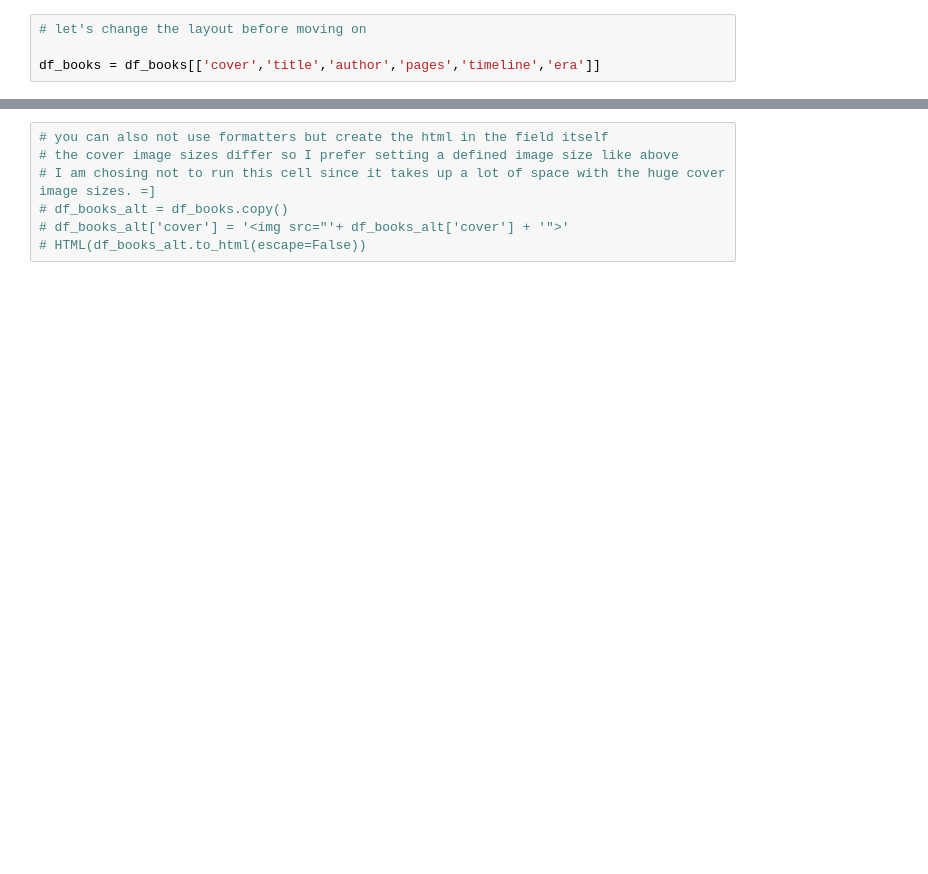
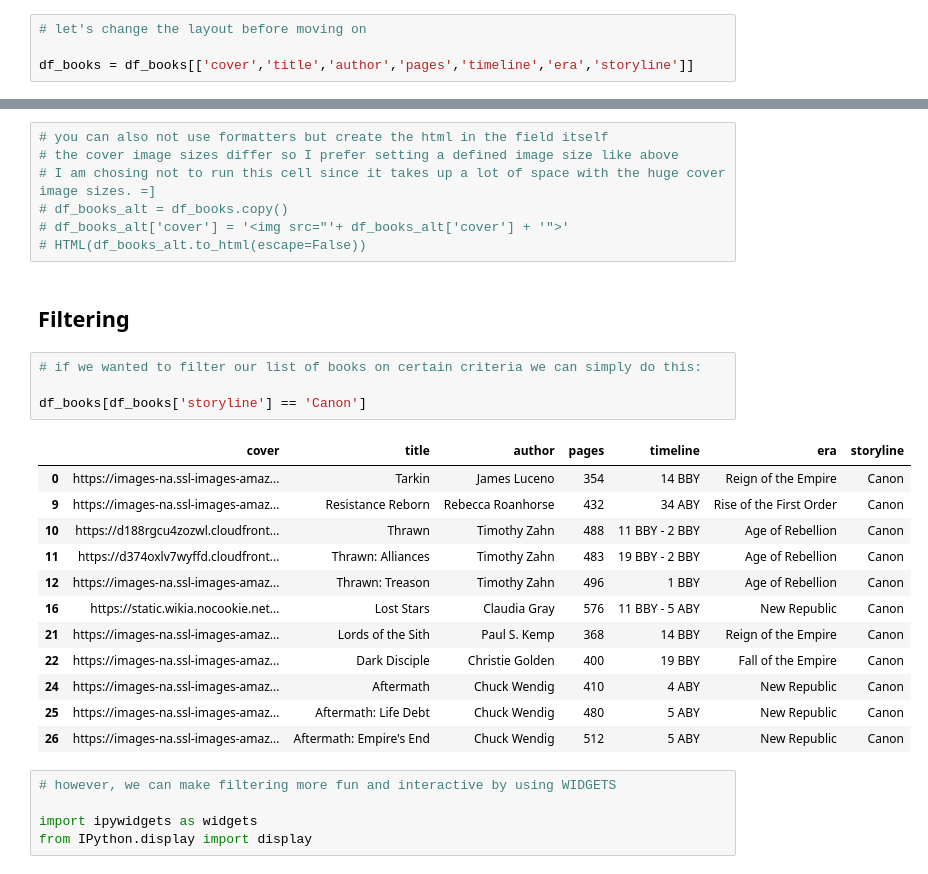
Before and after one commit to awgeezrick/books_i_have_read, a Jupyter notebook: 2021/notebook_version/books_i_have_read_2021.ipynb, the cells around one changed output, grey strips where cells are left out. Cells and saved outputs as stored; diff of their text form; blank space fills up the shorter version.

Commit message:
Added to 2021: - added some 'storyline' to json - updated notebook with some additional functionality (filtering, stats)

```diff
--- a/2021/notebook_version/books_i_have_read_2021.ipynb
+++ b/2021/notebook_version/books_i_have_read_2021.ipynb
@@ -45,7 +41,7 @@ Total Pages Read: 11956
 # %%
 # let's change the layout before moving on
 
-df_books = df_books[['cover','title','author','pages','timeline','era']]
+df_books = df_books[['cover','title','author','pages','timeline','era','storyline']]
 # %%
 # Rendering the images in the dataframe using the HTML method with formatters
 
@@ -59,3 +55,27 @@ HTML(df_books.to_html(escape=False,formatters=dict(cover=path_to_image_html)))
 # df_books_alt = df_books.copy()
 # df_books_alt['cover'] = '<img src="'+ df_books_alt['cover'] + '">'
 # HTML(df_books_alt.to_html(escape=False))
+# %% [markdown]
+## Filtering
+# %%
+# if we wanted to filter our list of books on certain criteria we can simply do this:
+
+df_books[df_books['storyline'] == 'Canon']
+# %% [output]
+|  | cover | title | author | pages | timeline | era | storyline |
+| 0 | https://images-na.ssl-images-amaz... | Tarkin | James Luceno | 354 | 14 BBY | Reign of the Empire | Canon |
+| 9 | https://images-na.ssl-images-amaz... | Resistance Reborn | Rebecca Roanhorse | 432 | 34 ABY | Rise of the First Order | Canon |
+| 10 | https://d188rgcu4zozwl.cloudfront... | Thrawn | Timothy Zahn | 488 | 11 BBY - 2 BBY | Age of Rebellion | Canon |
+| 11 | https://d374oxlv7wyffd.cloudfront... | Thrawn: Alliances | Timothy Zahn | 483 | 19 BBY - 2 BBY | Age of Rebellion | Canon |
+| 12 | https://images-na.ssl-images-amaz... | Thrawn: Treason | Timothy Zahn | 496 | 1 BBY | Age of Rebellion | Canon |
+| 16 | https://static.wikia.nocookie.net... | Lost Stars | Claudia Gray | 576 | 11 BBY - 5 ABY | New Republic | Canon |
+| 21 | https://images-na.ssl-images-amaz... | Lords of the Sith | Paul S. Kemp | 368 | 14 BBY | Reign of the Empire | Canon |
+| 22 | https://images-na.ssl-images-amaz... | Dark Disciple | Christie Golden | 400 | 19 BBY | Fall of the Empire | Canon |
+| 24 | https://images-na.ssl-images-amaz... | Aftermath | Chuck Wendig | 410 | 4 ABY | New Republic | Canon |
+| 25 | https://images-na.ssl-images-amaz... | Aftermath: Life Debt | Chuck Wendig | 480 | 5 ABY | New Republic | Canon |
+| 26 | https://images-na.ssl-images-amaz... | Aftermath: Empire's End | Chuck Wendig | 512 | 5 ABY | New Republic | Canon |
+# %%
+# however, we can make filtering more fun and interactive by using WIDGETS
+
+import ipywidgets as widgets
+from IPython.display import display
```
Also changed, not shown: parts of 17 cells of this notebook, 2 other files.
